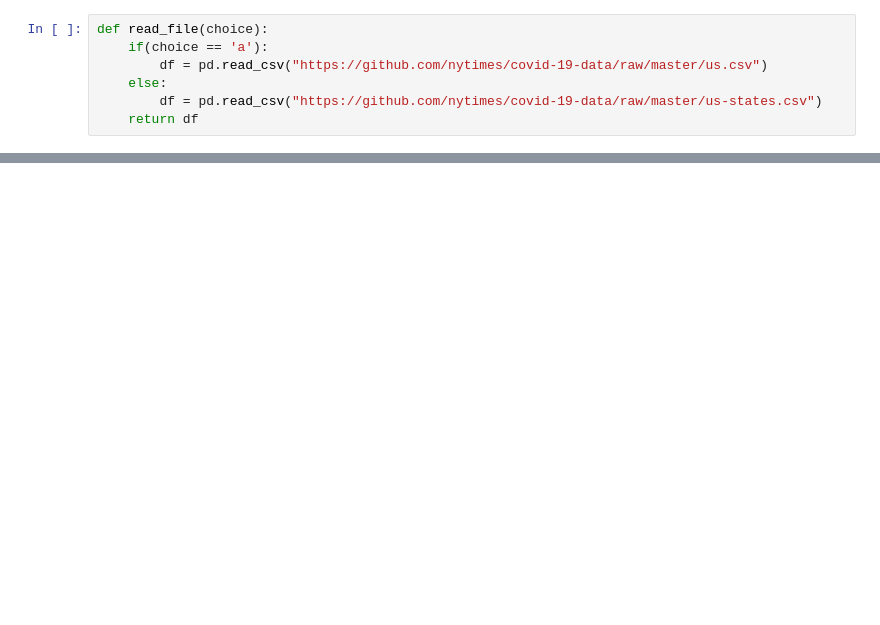
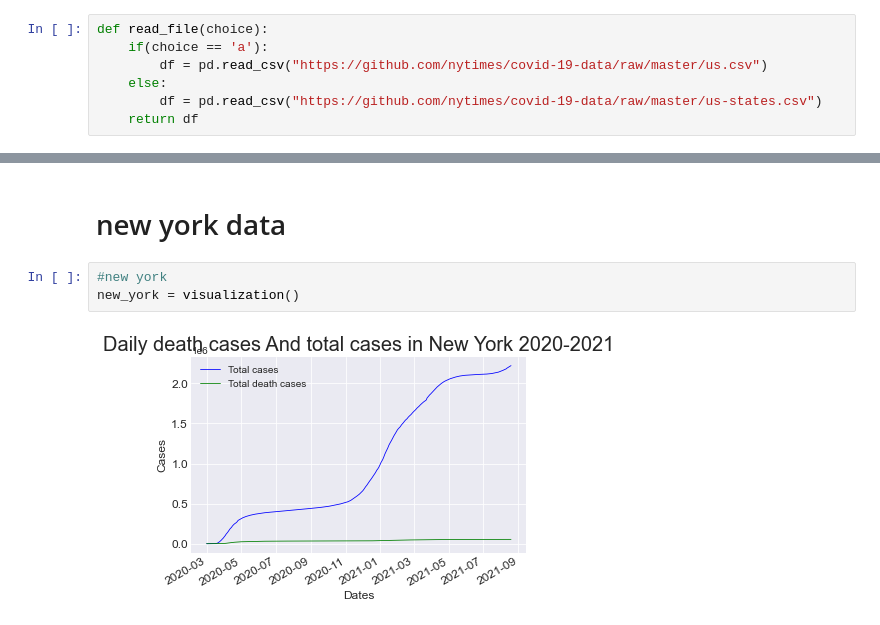
Before and after one commit to jenlcmc/COVID19-Data-Visualization, a Jupyter notebook: covid19.ipynb, the cells around one changed output, grey strips where cells are left out. Drawn from its saved outputs; the diff is of its cells as text; blank space fills up the shorter version.

```diff
--- a/covid19.ipynb
+++ b/covid19.ipynb
@@ -89,0 +178,7 @@ B/b for state data
+# %% [markdown]
+# new york data
+# %%
+#new york
+new_york = visualization()
+# %% [output]
+[figure, added]
```
Also changed, not shown: parts of 24 cells of this notebook.
